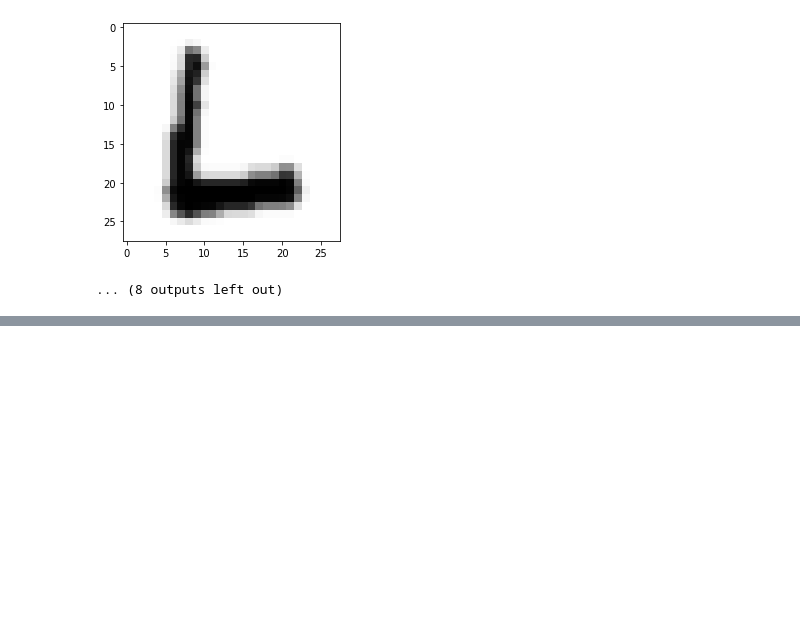
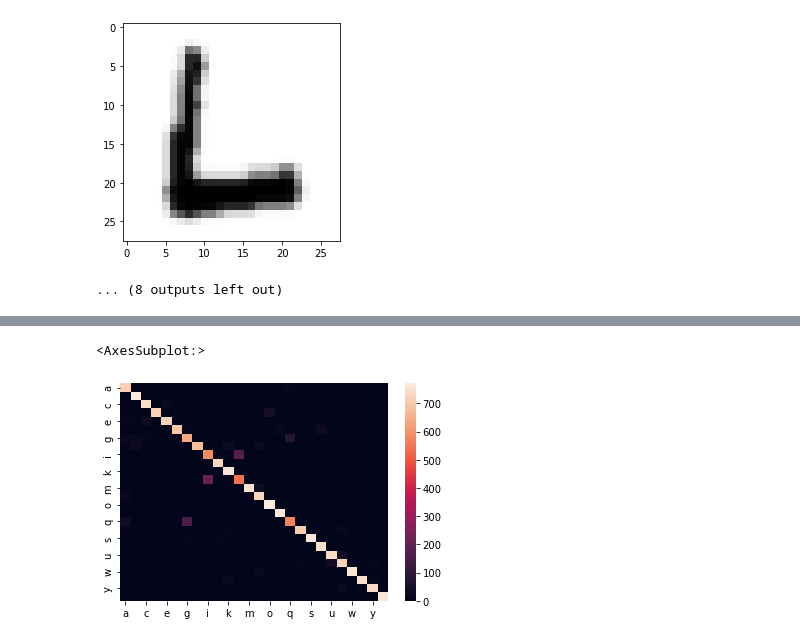
Before and after one commit to paladinic/letter-guesser, a Jupyter notebook: notebook/letter-guesser model.ipynb, the cells around one changed output, grey strips where cells are left out. Cells and saved outputs as stored; diff of their text form; code cells hidden in the pictures; blank space fills up the shorter version.

```diff
--- a/notebook/letter-guesser model.ipynb
+++ b/notebook/letter-guesser model.ipynb
@@ -293,0 +301,10 @@ cnn.save('../static/models/conv_model.h5',overwrite=True)
+# %%
+# load model
+cnn = load_model("../static/models/conv_model.h5")
+# %%
+# generate predictions
+conv_test = t_images.reshape(-1, 28,28, 1).astype('float32')
+conv_pred = cnn.predict(conv_test)
+
+y_true = [alphabet[i-1] for i in t_labels]
+y_pred = [alph_res(x) for x in conv_pred]
@@ -293,0 +313,14 @@ cnn.save('../static/models/conv_model.h5',overwrite=True)
+# %%
+# confusion matrix
+cm = confusion_matrix(
+    y_pred=y_pred,
+    y_true=y_true)
+
+cm = pd.DataFrame(cm)
+cm.columns = alphabet
+cm.index = alphabet
+
+sns.heatmap(cm)
+# %% [output]
+<AxesSubplot:>
+[figure, added]
```
Also changed, not shown: parts of 5 cells of this notebook.
